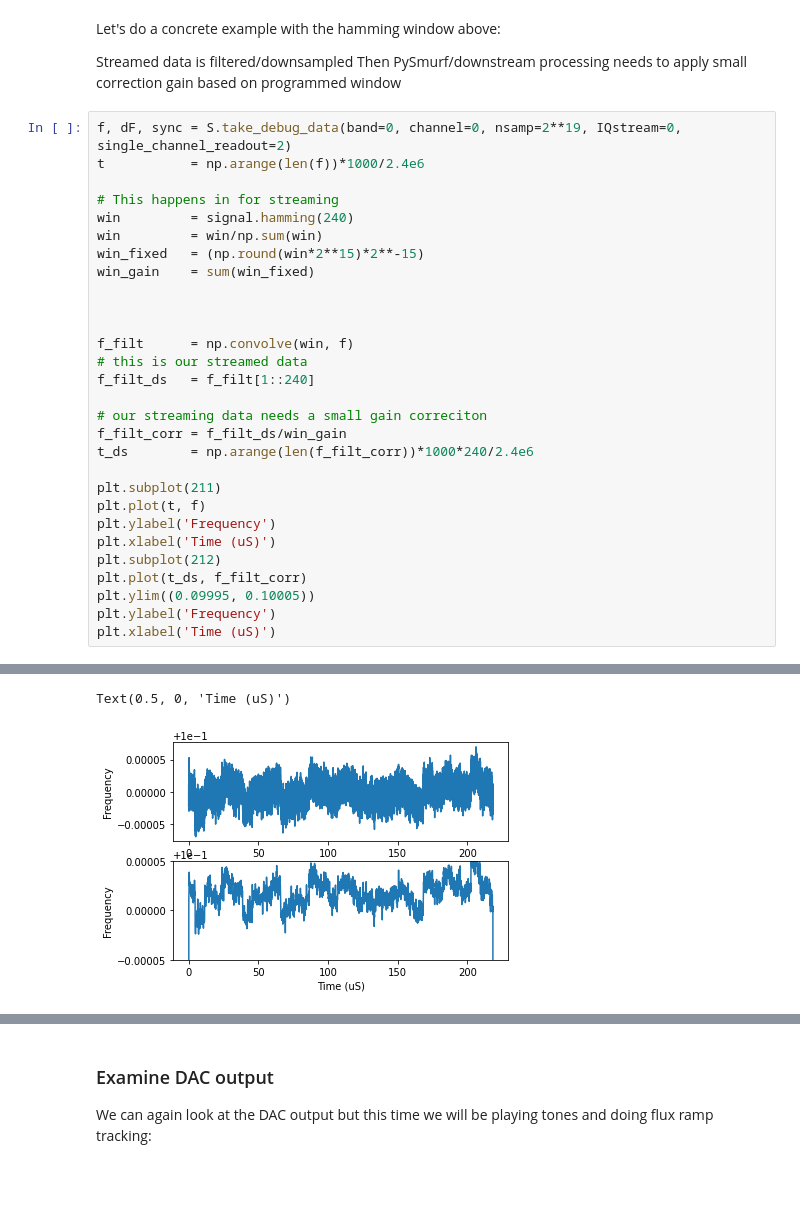
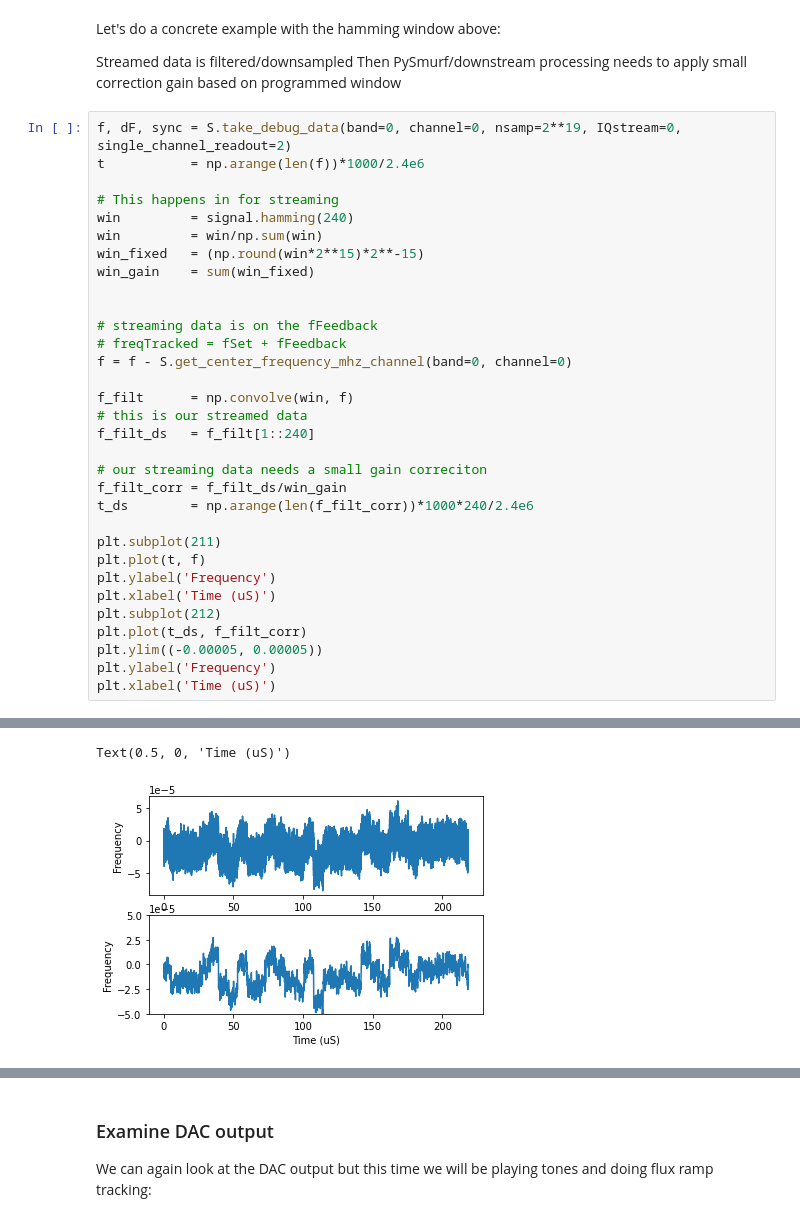
Before and after one commit to slaclab/pysmurf, a Jupyter notebook: scratch/mdewart/intro_to_smurf.ipynb, the cells around one changed output, grey strips where cells are left out. Saved outputs shown, nothing was run; the diff lists cells and outputs as text; blank space fills up the shorter version.

Commit message:
Streaming data workgin with extRef timing

```diff
--- a/scratch/mdewart/intro_to_smurf.ipynb
+++ b/scratch/mdewart/intro_to_smurf.ipynb
@@ -369,6 +369,9 @@ win_fixed   = (np.round(win*2**15)*2**-15)
 win_gain    = sum(win_fixed)
 
 
+# streaming data is on the fFeedback
+# freqTracked = fSet + fFeedback
+f = f - S.get_center_frequency_mhz_channel(band=0, channel=0)
 
 f_filt      = np.convolve(win, f)
 # this is our streamed data
@@ -384,7 +387,7 @@ plt.ylabel('Frequency')
 plt.xlabel('Time (uS)')
 plt.subplot(212)
 plt.plot(t_ds, f_filt_corr)
-plt.ylim((0.09995, 0.10005))
+plt.ylim((-0.00005, 0.00005))
 plt.ylabel('Frequency')
 plt.xlabel('Time (uS)')
 # %% [output]
@@ -398,2 +401,2 @@ plt.xlabel('Time (uS)')
 Text(0.5, 0, 'Time (uS)')
-[figure, old version]
+[figure, new version]
```
Also changed, not shown: parts of 4 cells of this notebook.
